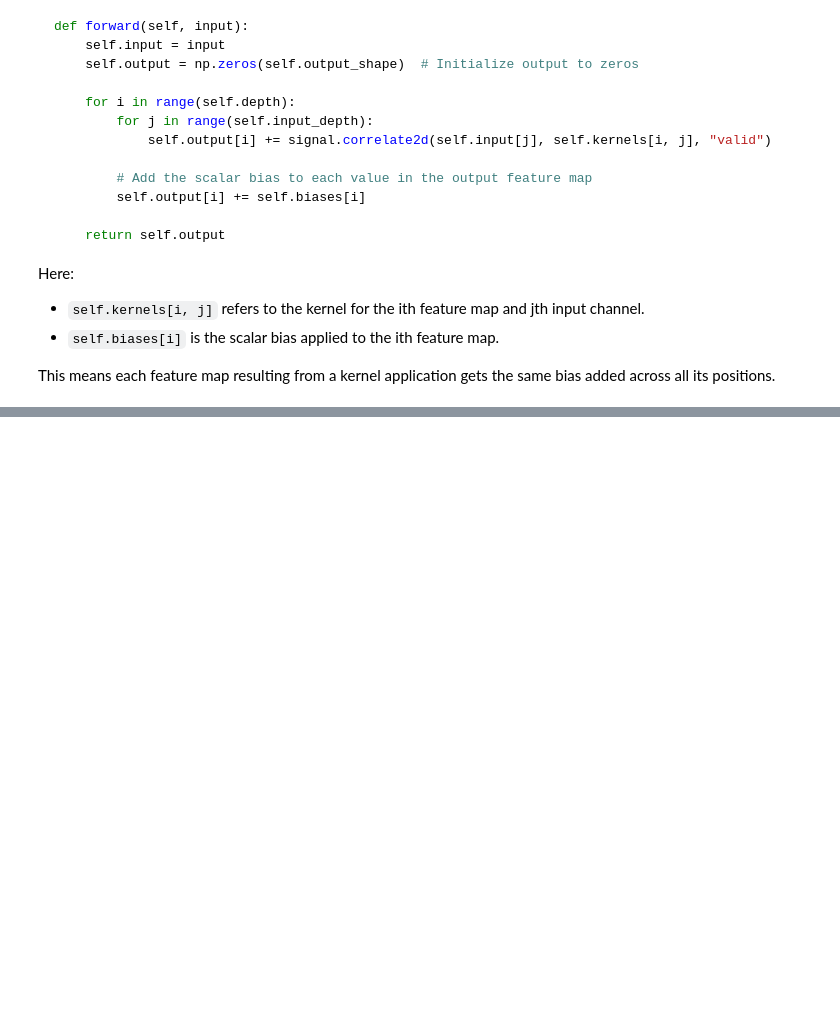
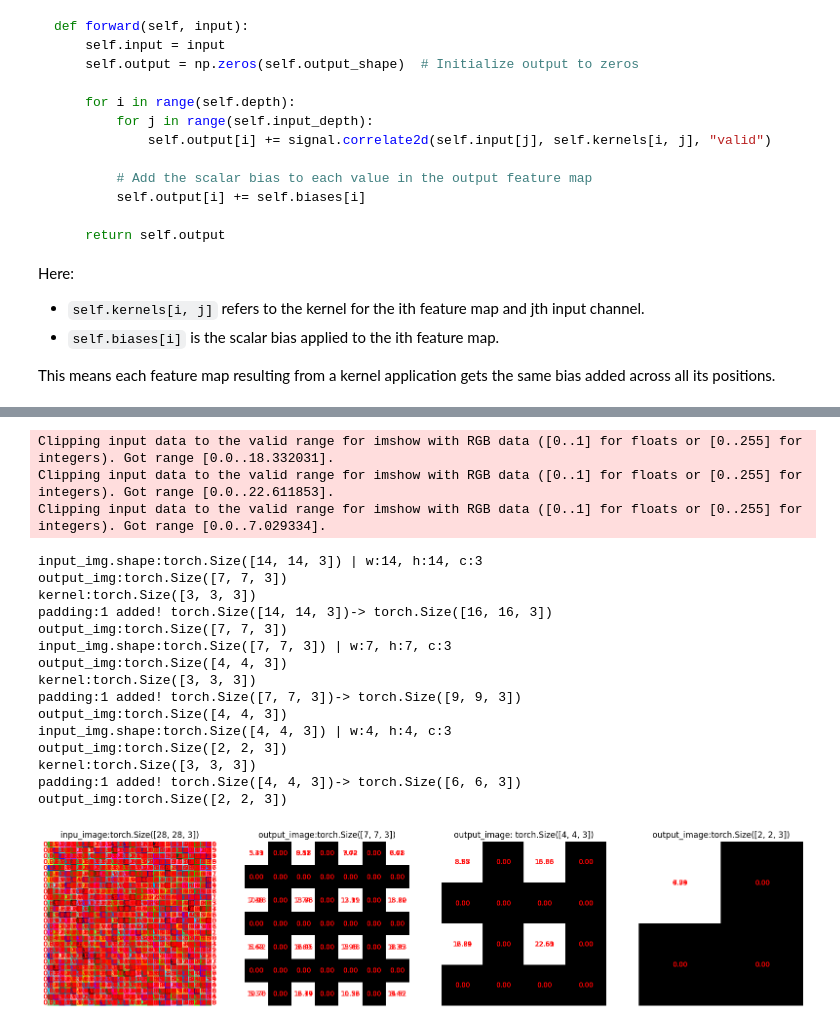
Before and after one commit to mzohaibnasir/fromScratch, a Jupyter notebook: 04_CNNfromScratch/main.ipynb, the cells around one changed output, grey strips where cells are left out. Cells and saved outputs as stored; diff of their text form; code cells hidden in the pictures; blank space fills up the shorter version.

```diff
--- a/04_CNNfromScratch/main.ipynb
+++ b/04_CNNfromScratch/main.ipynb
@@ -310,0 +746,74 @@ This means each feature map resulting from a kernel application gets the same bi
+# %%
+
+
+# output_image = convolve(output_image, kernel_size, padding, stride)
+# output_image = convolve(output_image, kernel_size, padding, stride)
+# output_image = convolve(output_image, kernel_size, padding, stride)
+
+import matplotlib.pyplot as plt
+import numpy as np
+# Create a figure with a 3x1 grid of subplots
+fig, axes = plt.subplots(1, 4, figsize=(20, 5))
+
+# output_image = convolve(output_image, kernel_size, padding, stride)
+
+
+
+# Plot the sliced input image
+axes[0].set_title(f'inpu_image:{input_img.shape}')
+axes[0].imshow(input_img)
+axes[0].axis('off')
+display_values(axes[0], input_img)
+
+
+
+output_image = convolve(output_image, kernel_size, padding, stride)
+
+# Plot the kernel image
+axes[1].set_title(f'output_image:{output_image.shape}')
+axes[1].imshow(output_image)
+axes[1].axis('off')
+display_values(axes[1], output_image)
+
+# Plot the convolved result
+output_image = convolve(output_image, kernel_size, padding, stride)
+
+# convolved = o[:3, :3] @ cv.kernel
+axes[2].set_title(f'output_image: {output_image.shape}')
+axes[2].imshow(output_image)
+axes[2].axis('off')
+display_values(axes[2], output_image)
+
+# Show the plots
+output_image = convolve(output_image, kernel_size, padding, stride)
+
+axes[3].set_title(f'output_image:{output_image.shape}')
+axes[3].imshow(output_image)
+axes[3].axis('off')
+display_values(axes[3], output_image)
+
+# Show the plots
+plt.show()
+
+# Perform the convolution operation (assuming cv.convolve() modifies or uses the attributes appropriately)
+# cv.convolve()
+# %% [output]
+Clipping input data to the valid range for imshow with RGB data ([0..1] for floats or [0..255] for integers). Got range [0.0..18.332031].
+Clipping input data to the valid range for imshow with RGB data ([0..1] for floats or [0..255] for integers). Got range [0.0..22.611853].
+Clipping input data to the valid range for imshow with RGB data ([0..1] for floats or [0..255] for integers). Got range [0.0..7.029334].
+input_img.shape:torch.Size([14, 14, 3]) | w:14, h:14, c:3
+output_img:torch.Size([7, 7, 3])
+kernel:torch.Size([3, 3, 3])
+padding:1 added! torch.Size([14, 14, 3])-> torch.Size([16, 16, 3])
+output_img:torch.Size([7, 7, 3])
+input_img.shape:torch.Size([7, 7, 3]) | w:7, h:7, c:3
+output_img:torch.Size([4, 4, 3])
+kernel:torch.Size([3, 3, 3])
+padding:1 added! torch.Size([7, 7, 3])-> torch.Size([9, 9, 3])
+output_img:torch.Size([4, 4, 3])
+input_img.shape:torch.Size([4, 4, 3]) | w:4, h:4, c:3
+output_img:torch.Size([2, 2, 3])
+kernel:torch.Size([3, 3, 3])
+padding:1 added! torch.Size([4, 4, 3])-> torch.Size([6, 6, 3])
+output_img:torch.Size([2, 2, 3])
+[figure, added]
```
Also changed, not shown: parts of 24 cells of this notebook.
